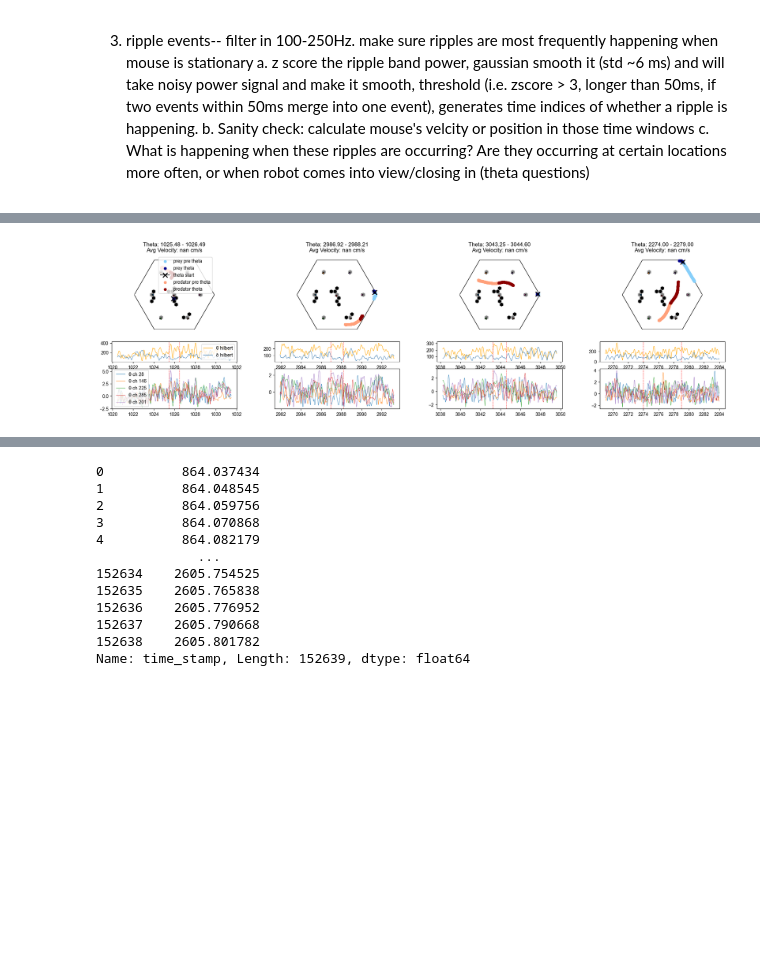
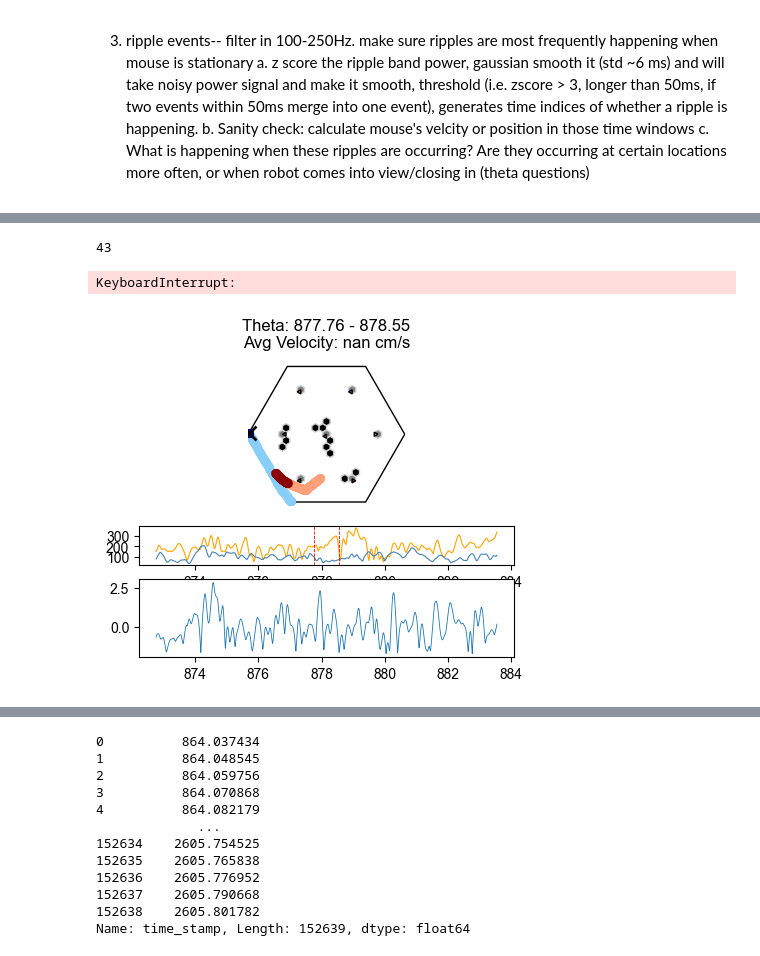
Before and after one commit to rjclemens/Dombeck-Spring-26, a Jupyter notebook: recording_example.ipynb, the cells around one changed output, grey strips where cells are left out. Drawn from its saved outputs; the diff is of its cells as text; code cells hidden in the pictures; blank space fills up the shorter version.

```diff
--- a/recording_example.ipynb
+++ b/recording_example.ipynb
@@ -73,4 +79,6 @@ AttributeError: 'Recording' object has no attribute 'experiments'
 # %%
+R = load_recording_from_file(r_processed)
+
 theta_event_times = [1000, 1001]
 t_i = (R.df.time_stamp > theta_event_times[0]) & (R.df.time_stamp < theta_event_times[1])
 print(f'average velocity {R.df.prey_velocity[t_i] * VELOCITY_CM_S}cm/s')
@@ -573,9 +584,9 @@ def plot_theta_epochs(t, ratio, is_theta, epochs, fs,
     # return fig
 # %%
 R = load_recording_from_file(r_processed)
-x_theta_hilbert, x_delta_hilbert = x_theta_hilbert_smooth, x_delta_hilbert_smooth
+# x_theta_hilbert, x_delta_hilbert = x_theta_hilbert_smooth, x_delta_hilbert_smooth
 theta_delta_ratio, is_theta, epochs = detect_theta_states(x_theta_hilbert, x_delta_hilbert, FS, ratio_threshold=2, min_duration_s=0.5, max_gap_s=0.05)
-plot_theta_epochs(t, theta_delta_ratio, is_theta, epochs, FS, x_theta_hilbert, x_delta_hilbert, avg_velocity_thr=5)
+plot_theta_epochs(t, theta_delta_ratio, is_theta, epochs, FS, x_theta_hilbert, x_delta_hilbert, ratio_threshold=2, avg_velocity_thr=5)
 # print(t[np.where(is_theta)[0]])
 print(len(epochs))
 # %% [output]
@@ -664,11 +675,16 @@ theta_event_times = t[epochs]
 avg_velocity = np.zeros(len(epochs))
 filtered_epochs = []
 
-for i, epoch in enumerate(epochs):
-    t_mask = (R.df.time_stamp > t[epoch[0]]) & (R.df.time_stamp < t[epoch[1]])
-    avg_velocity[i] = np.mean(R.df.prey_velocity[t_mask]) * VELOCITY_CM_S
-    if not np.isnan(avg_velocity[i]) and avg_velocity[i] < 5:
-        filtered_epochs.append(epoch)
+def filter_stationary_theta_events(epochs):
+    for i, epoch in enumerate(epochs):
+        t_mask = (R.df.time_stamp > t[epoch[0]]) & (R.df.time_stamp < t[epoch[1]])
+        avg_velocity[i] = np.mean(R.df.prey_velocity[t_mask]) * VELOCITY_CM_S
+        if not np.isnan(avg_velocity[i]) and avg_velocity[i] < 5:
+            filtered_epochs.append(epoch)
+    return filtered_epochs
+
+filtered_epochs = filter_stationary_theta_events(epochs)
+print(len(filtered_epochs))
 
 filtered_epochs.append([np.argmin(np.abs(t - 2274)), np.argmin(np.abs(t - 2279))])
 
@@ -726,32 +742,34 @@ for i, epoch in enumerate(filtered_epochs):
     t_mask_velo = (R.df.time_stamp > t_start) & (R.df.time_stamp < t_end)
 
     ax2.plot(t[t_mask_theta], x_theta_hilbert[t_mask_theta], lw=0.8, color='orange', label='θ hilbert')
     ax2.plot(t[t_mask_theta], x_delta_hilbert[t_mask_theta], lw=0.8, color='steelblue', label='δ hilbert')
     # ax2.plot(t[t_mask_theta], theta_delta_ratio[t_mask_theta], lw=0.8, color='black', label='θ/δ ratio')
     ax2.axvline(x=t[epoch[0]], linestyle='--', color='red', lw=0.6)
     ax2.axvline(x=t[epoch[1]], linestyle='--', color='red', lw=0.6)
 
 
     # ===== PLOT 3 =====
     for ch in channels:
         hilbert_z = zscore(hilbert_x(x_theta, [ch]))
         ax3.plot(t[t_mask_theta], hilbert_z[t_mask_theta], lw=0.6, label=f'θ ch {ch}')
     # ax3.plot(t[t_mask_theta], x_theta_hilbert[t_mask_theta], lw=1.5, color='orange', label='θ hilbert')
     ax3.axvline(x=t[epoch[0]], linestyle='--', color='red', lw=0.6)
     ax3.axvline(x=t[epoch[1]], linestyle='--', color='red', lw=0.6)
 
     if i == 0:
         ax1.legend()
         ax2.legend()
         ax3.legend()
 
 
 fig.savefig("epochs_051226.png", dpi=150)
 
 # TODO: look at unwrapped angle from hilbert phase theta. how do we calculate phase locking?
 # TODO: look at spiking data
 # TODO: look at raw theta signal & velocity
 # individual channels + avg, velocity
 # %% [output]
+43
+KeyboardInterrupt:
-[figure, old version]
+[figure, new version]
 # %%
```
Also changed, not shown: parts of 9 cells of this notebook.
